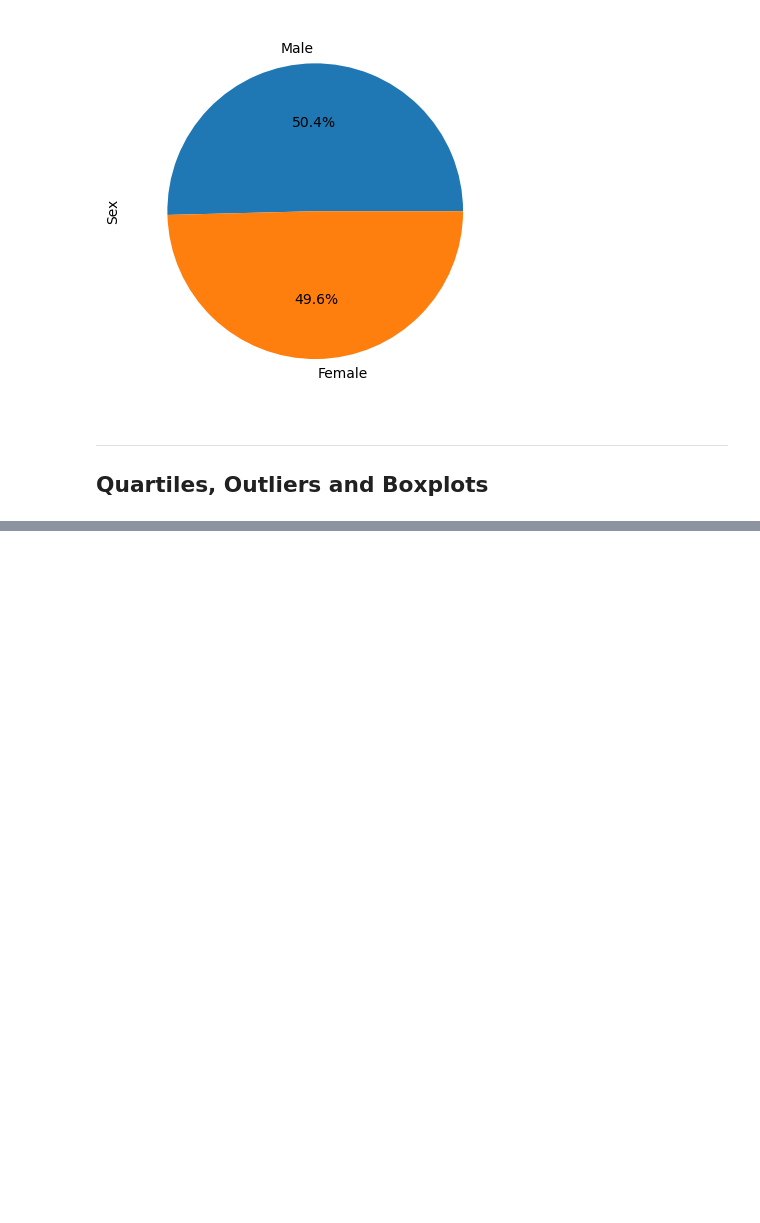
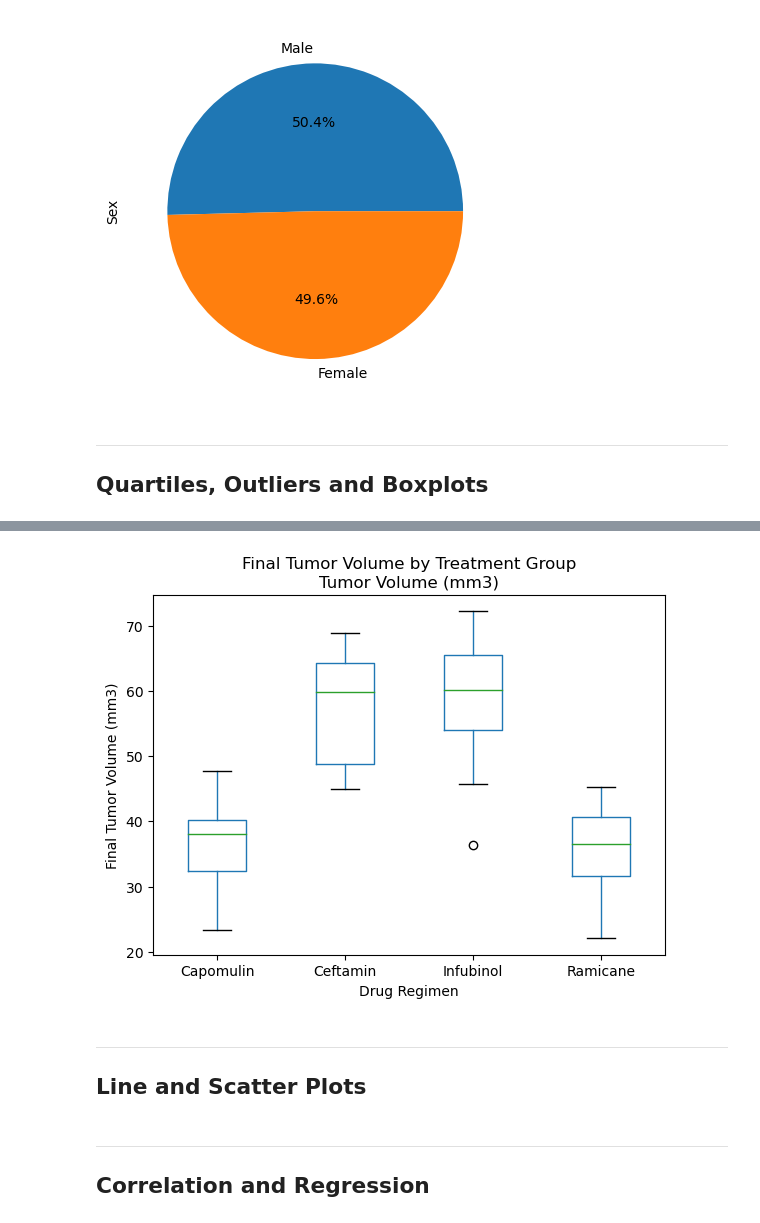
Before and after one commit to adilourai/matplotlib-challenge, a Jupyter notebook: Pymaceuticals Analysis.ipynb, the cells around one changed output, grey strips where cells are left out. Saved outputs shown, nothing was run; the diff lists cells and outputs as text; code cells hidden in the pictures; blank space fills up the shorter version.

```diff
--- a/Pymaceuticals Analysis.ipynb
+++ b/Pymaceuticals Analysis.ipynb
@@ -219,2 +230,11 @@ tumor_vol = []
 # %%
 # Generate a box plot that shows the distrubution of the tumor volume for each treatment group
+fig = final_tumors.boxplot(by='Drug Regimen',column='Tumor Volume (mm3)',grid=False)
+fig.get_figure().suptitle('Final Tumor Volume by Treatment Group')
+fig.set_ylabel('Final Tumor Volume (mm3)')
+plt.show()
+# %% [output]
+[figure, added]
+# %% [markdown]
+***
+## Line and Scatter Plots
@@ -220,0 +245,3 @@ tumor_vol = []
+# %% [markdown]
+***
+## Correlation and Regression
```
Also changed, not shown: parts of 6 cells of this notebook.
